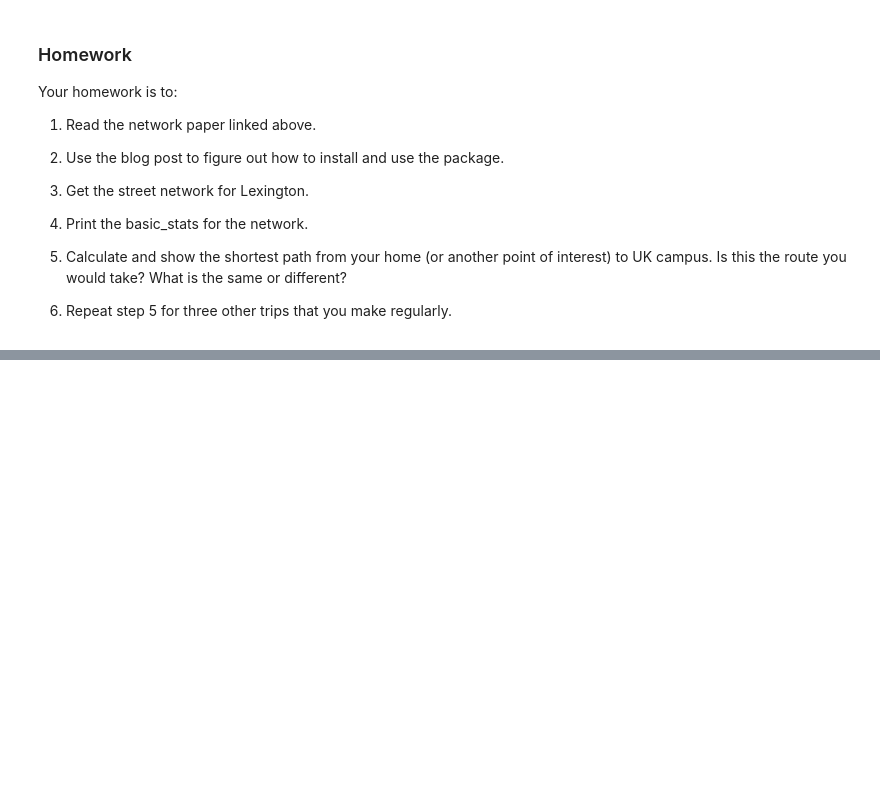
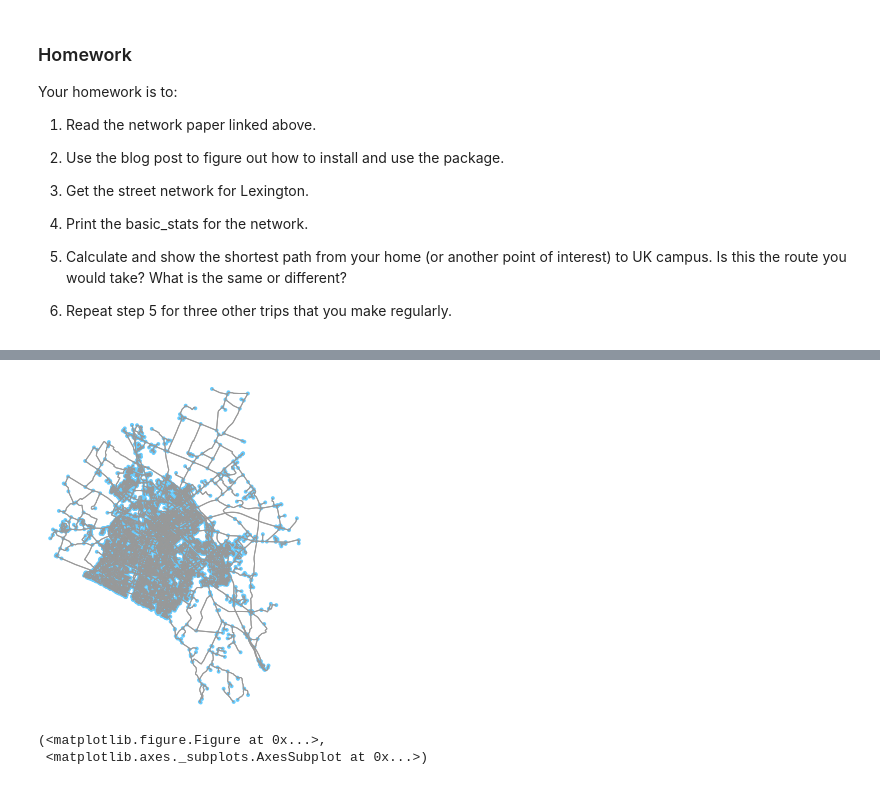
Before and after one commit to jawadmhoque/ce599, a Jupyter notebook: 17-Networks 2/Networks_OSM.ipynb, the cells around one changed output, grey strips where cells are left out. Saved outputs shown, nothing was run; the diff lists cells and outputs as text; code cells hidden in the pictures; blank space fills up the shorter version.

```diff
--- a/17-Networks 2/Networks_OSM.ipynb
+++ b/17-Networks 2/Networks_OSM.ipynb
@@ -34,0 +44,7 @@ Your homework is to:
+# %%
+G = ox.graph_from_place('Fayette, Kentucky', network_type='drive')
+ox.plot_graph(G)
+# %% [output]
+[figure, added]
+(<matplotlib.figure.Figure at 0x...>,
+ <matplotlib.axes._subplots.AxesSubplot at 0x...>)
```
Also changed, not shown: parts of 5 cells of this notebook.
